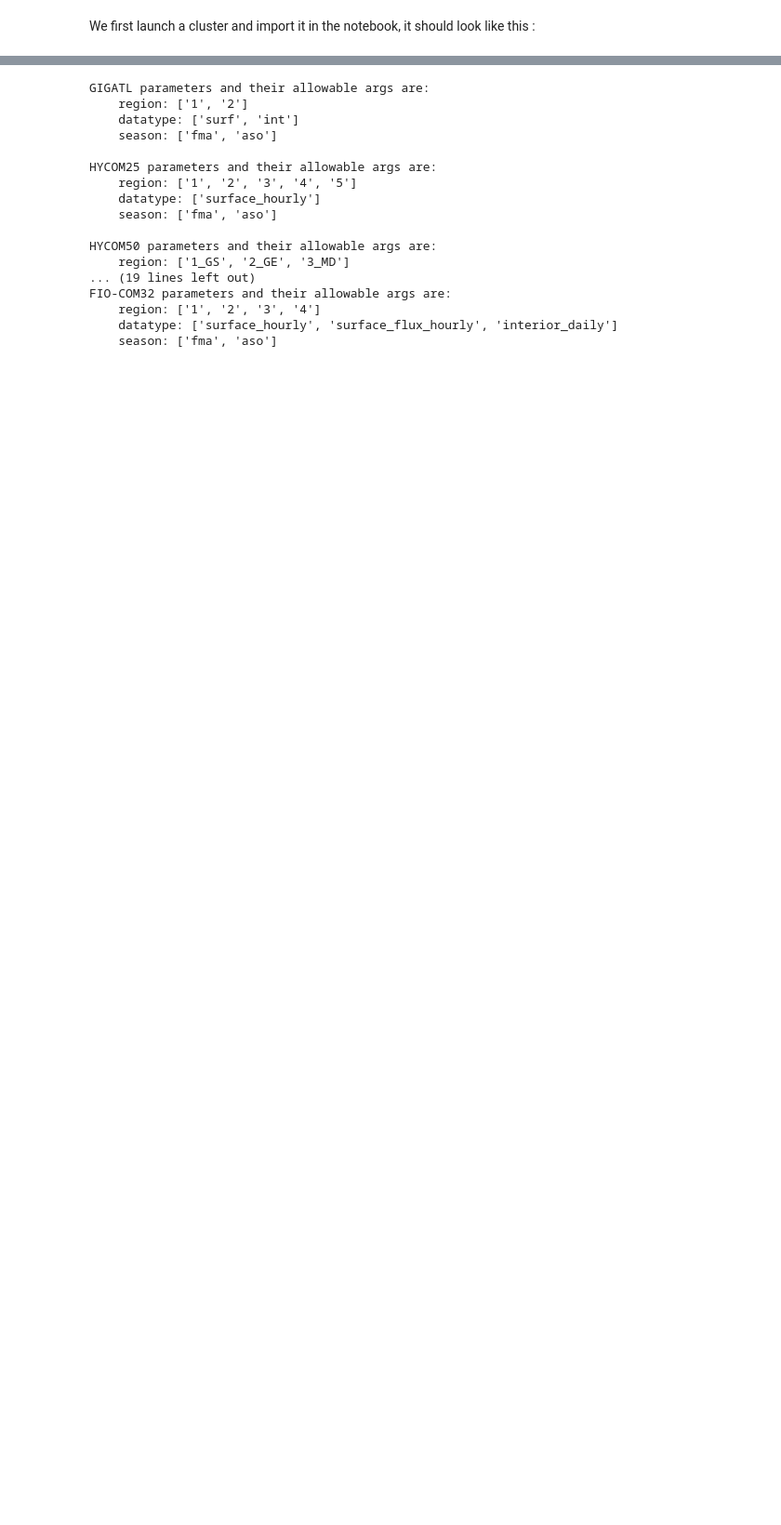
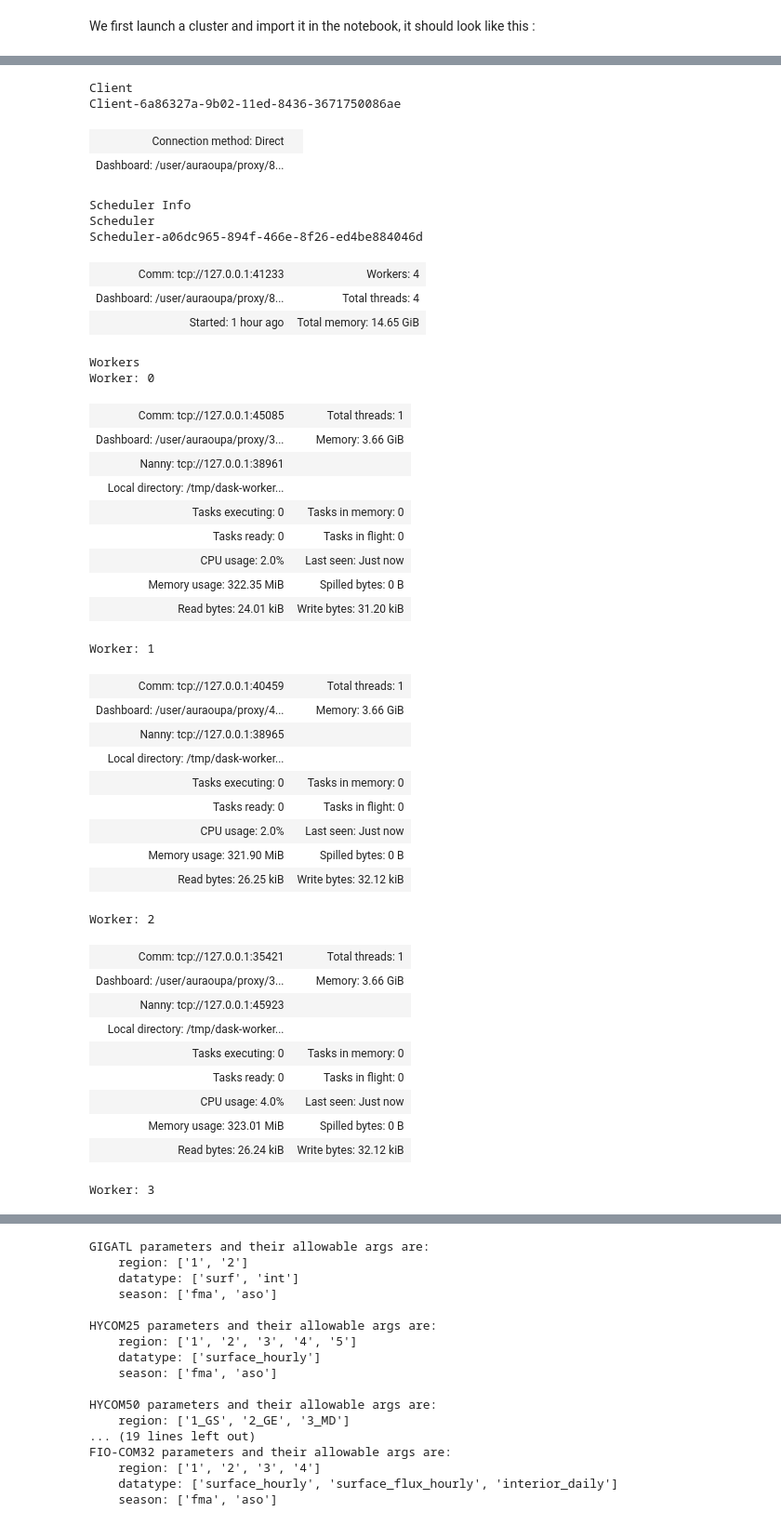
Before and after one commit to auraoupa/drakkar-demo-notebooks, a Jupyter notebook: Spectra-eNATL60.ipynb, the cells around one changed output, grey strips where cells are left out. Shown: that part at 93% size. Cells and saved outputs as stored; diff of their text form; code cells hidden in the pictures; blank space fills up the shorter version.

```diff
--- a/Spectra-eNATL60.ipynb
+++ b/Spectra-eNATL60.ipynb
@@ -64,0 +10,48 @@ Worker: 3
+# %%
+from dask.distributed import Client
+
+client = Client("tcp://127.0.0.1:41233")
+client
+# %% [output]
+Client
+Client-6a86327a-9b02-11ed-8436-3671750086ae
+| Connection method: Direct |  |
+| Dashboard: /user/auraoupa/proxy/8... |  |
+Scheduler Info
+Scheduler
+Scheduler-a06dc965-894f-466e-8f26-ed4be884046d
+| Comm: tcp://127.0.0.1:41233 | Workers: 4 |
+| Dashboard: /user/auraoupa/proxy/8... | Total threads: 4 |
+| Started: 1 hour ago | Total memory: 14.65 GiB |
+Workers
+Worker: 0
+| Comm: tcp://127.0.0.1:45085 | Total threads: 1 |
+| Dashboard: /user/auraoupa/proxy/3... | Memory: 3.66 GiB |
+| Nanny: tcp://127.0.0.1:38961 |  |
+| Local directory: /tmp/dask-worker... |  |
+| Tasks executing: 0 | Tasks in memory: 0 |
+| Tasks ready: 0 | Tasks in flight: 0 |
+| CPU usage: 2.0% | Last seen: Just now |
+| Memory usage: 322.35 MiB | Spilled bytes: 0 B |
+| Read bytes: 24.01 kiB | Write bytes: 31.20 kiB |
+Worker: 1
+| Comm: tcp://127.0.0.1:40459 | Total threads: 1 |
+| Dashboard: /user/auraoupa/proxy/4... | Memory: 3.66 GiB |
+| Nanny: tcp://127.0.0.1:38965 |  |
+| Local directory: /tmp/dask-worker... |  |
+| Tasks executing: 0 | Tasks in memory: 0 |
+| Tasks ready: 0 | Tasks in flight: 0 |
+| CPU usage: 2.0% | Last seen: Just now |
+| Memory usage: 321.90 MiB | Spilled bytes: 0 B |
+| Read bytes: 26.25 kiB | Write bytes: 32.12 kiB |
+Worker: 2
+| Comm: tcp://127.0.0.1:35421 | Total threads: 1 |
+| Dashboard: /user/auraoupa/proxy/3... | Memory: 3.66 GiB |
+| Nanny: tcp://127.0.0.1:45923 |  |
+| Local directory: /tmp/dask-worker... |  |
+| Tasks executing: 0 | Tasks in memory: 0 |
+| Tasks ready: 0 | Tasks in flight: 0 |
+| CPU usage: 4.0% | Last seen: Just now |
+| Memory usage: 323.01 MiB | Spilled bytes: 0 B |
+| Read bytes: 26.24 kiB | Write bytes: 32.12 kiB |
+Worker: 3
```
Also changed, not shown: parts of 17 cells of this notebook, 2 other files.
